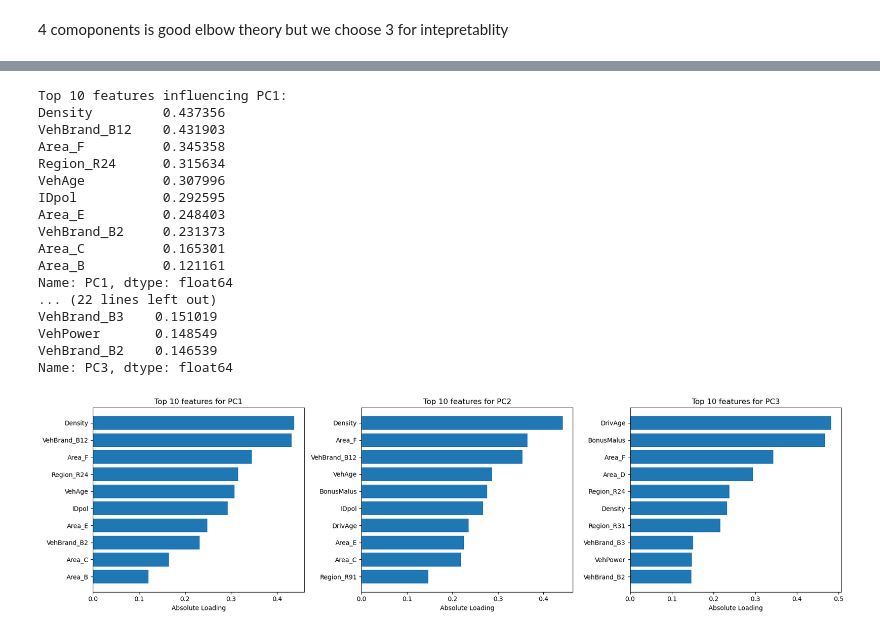
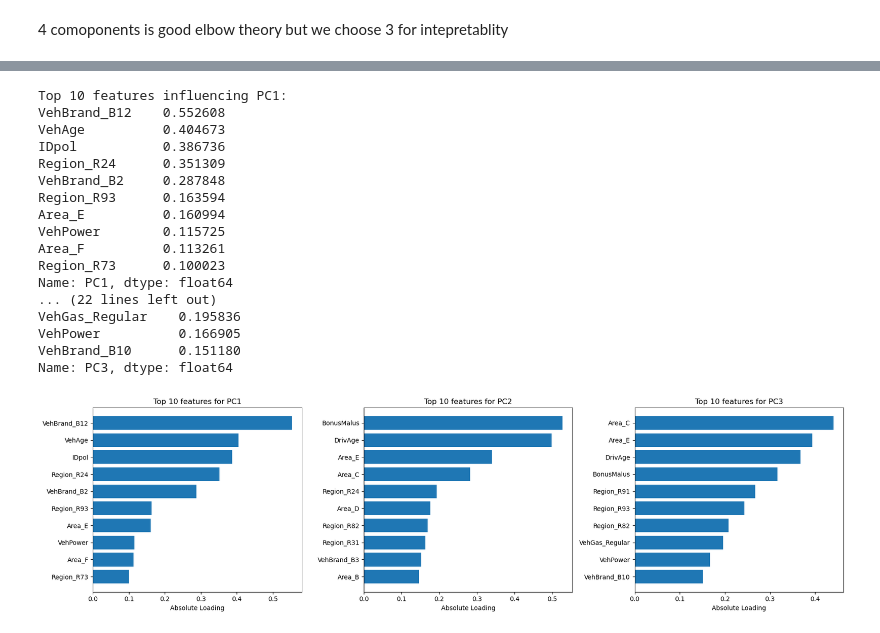
Before and after one commit to EKorczakitu/Clustered-Together, a Jupyter notebook: code_trials/EDA_Cleaned.ipynb, the cells around one changed output, grey strips where cells are left out. Drawn from its saved outputs; the diff is of its cells as text; code cells hidden in the pictures.

```diff
--- a/code_trials/EDA_Cleaned.ipynb
+++ b/code_trials/EDA_Cleaned.ipynb
@@ -20,7 +20,7 @@ from mpl_toolkits.mplot3d import Axes3D
 # %%
 
 # Load training data
-data = pd.read_csv('data/claims_train.csv')
+data = pd.read_csv('/Users/joakimandersen/Desktop/Machine learning/Clustered-Together/data/claims_train.csv')
 
 
 # Preview data
@@ -93,7 +93,7 @@ scaler = StandardScaler()
 scaled_data = scaler.fit_transform(data[numeric_features])
 
 # Apply PCA with 3 components
-pca = PCA(n_components=2)
+pca = PCA(n_components=3)
 pca_data = pca.fit_transform(scaled_data)
 
 print('Explained variance ratio:', np.round(pca.explained_variance_ratio_, 3))
@@ -452,7 +452,7 @@ from sklearn.preprocessing import StandardScaler
 from sklearn.decomposition import PCA
 
 # --- Prepare clean dataset for PCA ---
-columns_to_exclude = ['ClaimNb', 'Exposure', 'ClaimRate', 'Cluster', 'Cluster_OHE', 'IDPol']
+columns_to_exclude = ['ClaimNb', 'Exposure', 'ClaimRate', 'Cluster', 'Cluster_OHE', 'IDPol', 'Density']
 data_pca_ready = data_encoded.drop(columns=columns_to_exclude, errors='ignore')
 
 # --- Fit PCA ---
@@ -462,44 +462,44 @@ pca = PCA(n_components=3)
 pca_data_encoded = pca.fit_transform(scaled_data_encoded)
 
 # --- Feature importance (loadings) ---
 feature_names = data_pca_ready.columns
 loadings = pd.DataFrame(
     pca.components_.T,
     columns=[f'PC{i+1}' for i in range(pca.n_components_)],
     index=feature_names
 )
 
 # --- Print top 10 features per PC ---
 for i in range(3):
     print(f"\nTop 10 features influencing PC{i+1}:")
     print(loadings.iloc[:, i].abs().sort_values(ascending=False).head(10))
 
 # --- Visualize loadings ---
 num_features = 10
 fig, axes = plt.subplots(1, 3, figsize=(18, 5))
 for i, ax in enumerate(axes):
     top_features = loadings.iloc[:, i].abs().sort_values(ascending=False).head(num_features)
     ax.barh(top_features.index[::-1], top_features.values[::-1])
     ax.set_title(f'Top {num_features} features for PC{i+1}')
     ax.set_xlabel('Absolute Loading')
 plt.tight_layout()
 plt.show()
 # %% [output]
 Top 10 features influencing PC1:
-Density         0.437356
-VehBrand_B12    0.431903
-Area_F          0.345358
-Region_R24      0.315634
-VehAge          0.307996
-IDpol           0.292595
-Area_E          0.248403
-VehBrand_B2     0.231373
-Area_C          0.165301
-Area_B          0.121161
+VehBrand_B12    0.552608
+VehAge          0.404673
+IDpol           0.386736
+Region_R24      0.351309
+VehBrand_B2     0.287848
+Region_R93      0.163594
+Area_E          0.160994
+VehPower        0.115725
+Area_F          0.113261
+Region_R73      0.100023
 Name: PC1, dtype: float64
 ... (22 lines left out)
-VehBrand_B3    0.151019
-VehPower       0.148549
-VehBrand_B2    0.146539
+VehGas_Regular    0.195836
+VehPower          0.166905
+VehBrand_B10      0.151180
 Name: PC3, dtype: float64
-[figure, old version]
+[figure, new version]
```
Also changed, not shown: parts of 10 cells of this notebook, 3 other files.
